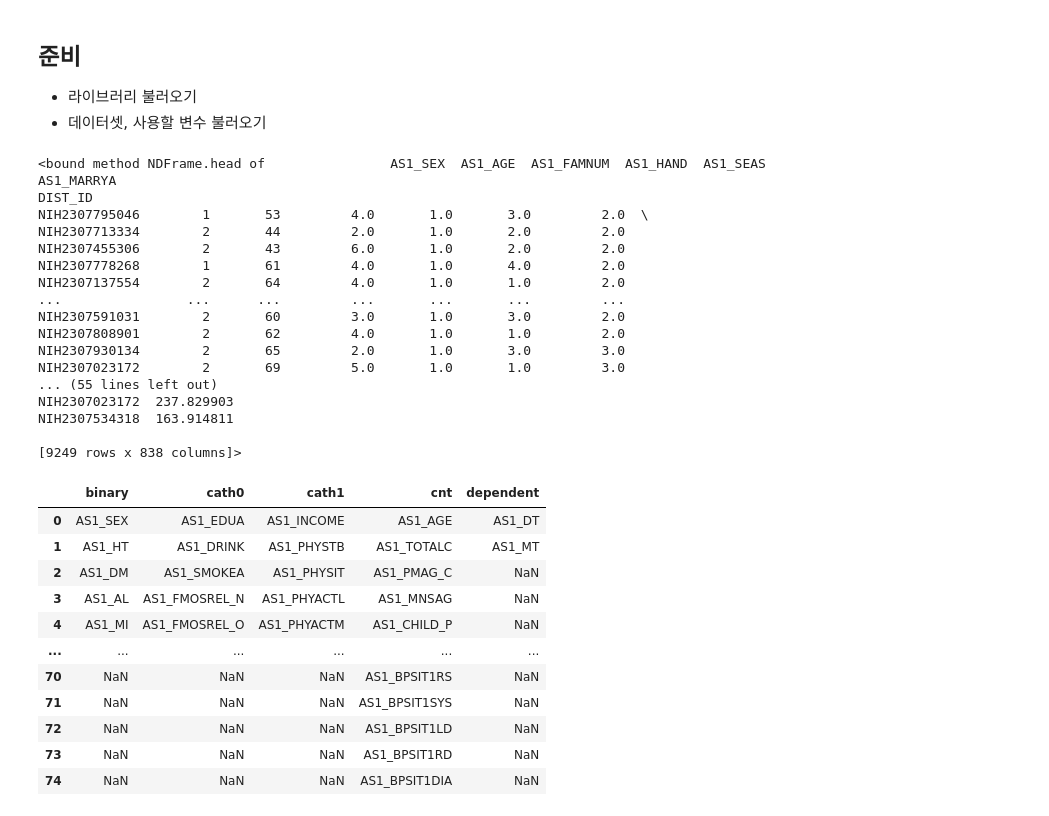
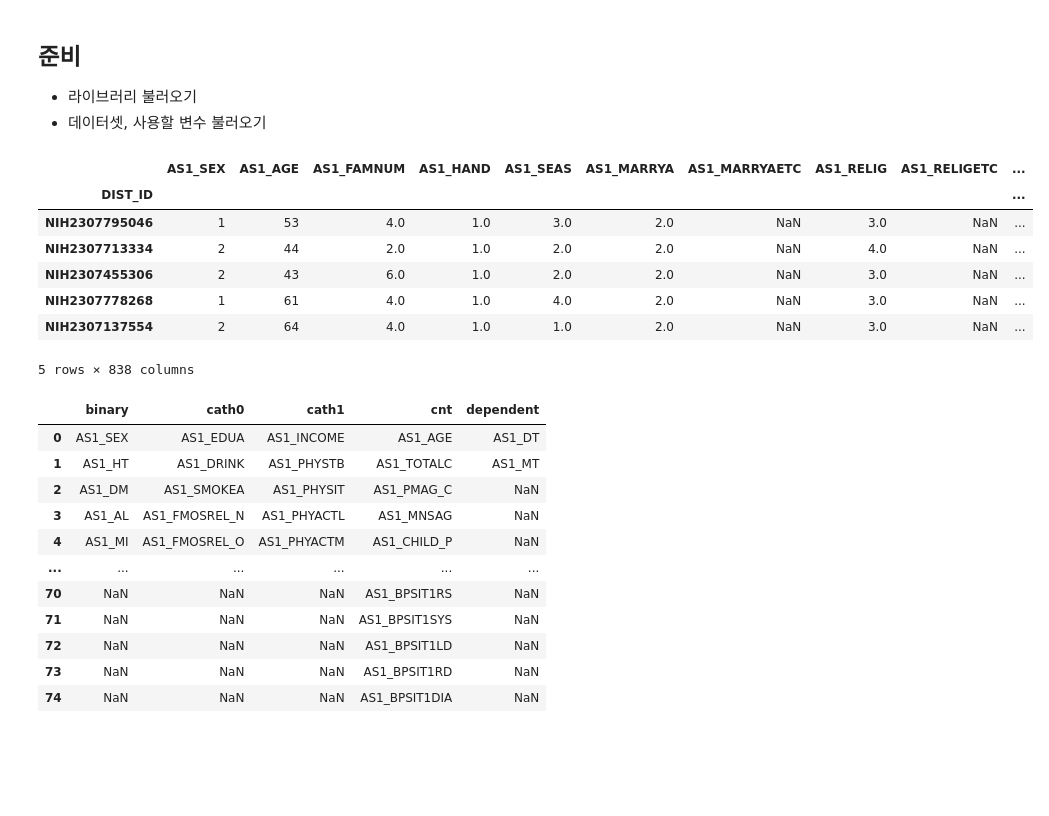
Before and after one commit to SH22Hwang/KoGES_OP, a Jupyter notebook: preprocessing_2024.ipynb, the cells around one changed output. Drawn from its saved outputs; the diff is of its cells as text; code cells hidden in the pictures; blank space fills up the shorter version.

```diff
--- a/preprocessing_2024.ipynb
+++ b/preprocessing_2024.ipynb
@@ -51,29 +52,20 @@ from sklearn.preprocessing import QuantileTransformer
 # %%
 # 데이터셋 불러오기
 # dataset = pd.read_csv("dataset/Dataset_OP_230316_raw.csv", index_col=0, na_values=[77777, 99999, '#NULL!', ' ']) # 사용안함
 # dataset = pd.read_csv("dataset/Dataset_OP_230330_raw.csv", index_col=0, na_values=[77777, 99999, '#NULL!', ' ']) # 사용안함
 # dataset = pd.read_csv("dataset/Dataset_OP_230417_raw.csv", index_col=0, na_values=[77777, 99999, '#NULL!', ' ']) # 사용안함
 # dataset = pd.read_csv("dataset/Dataset_OP_230424_raw.csv", index_col=0, na_values=[77777, 99999, '#NULL!', ' ']) # 사용안함
-dataset = pd.read_csv("dataset/Dataset_OP_230614_raw.csv", index_col=0, na_values=[77777, 99999, '#NULL!', ' '])
-dataset.head
+dataset = pd.read_csv("dataset/Dataset_OP_230614_raw.csv", index_col=0, na_values=[77777, 99999, '#NULL!', ' '], low_memory=False)
+dataset.head()
 # %% [output]
+|  | AS1_SEX | AS1_AGE | AS1_FAMNUM | AS1_HAND | AS1_SEAS | AS1_MARRYA | AS1_MARRYAETC | AS1_RELIG | AS1_RELIGETC | ... |
+| DIST_ID |  |  |  |  |  |  |  |  |  | ... |
+| NIH2307795046 | 1 | 53 | 4.0 | 1.0 | 3.0 | 2.0 | NaN | 3.0 | NaN | ... |
+| NIH2307713334 | 2 | 44 | 2.0 | 1.0 | 2.0 | 2.0 | NaN | 4.0 | NaN | ... |
+| NIH2307455306 | 2 | 43 | 6.0 | 1.0 | 2.0 | 2.0 | NaN | 3.0 | NaN | ... |
+| NIH2307778268 | 1 | 61 | 4.0 | 1.0 | 4.0 | 2.0 | NaN | 3.0 | NaN | ... |
+| NIH2307137554 | 2 | 64 | 4.0 | 1.0 | 1.0 | 2.0 | NaN | 3.0 | NaN | ... |
-<bound method NDFrame.head of                AS1_SEX  AS1_AGE  AS1_FAMNUM  AS1_HAND  AS1_SEAS  AS1_MARRYA
-DIST_ID
-NIH2307795046        1       53         4.0       1.0       3.0         2.0  \
-NIH2307713334        2       44         2.0       1.0       2.0         2.0
-NIH2307455306        2       43         6.0       1.0       2.0         2.0
-NIH2307778268        1       61         4.0       1.0       4.0         2.0
-NIH2307137554        2       64         4.0       1.0       1.0         2.0
-...                ...      ...         ...       ...       ...         ...
-NIH2307591031        2       60         3.0       1.0       3.0         2.0
-NIH2307808901        2       62         4.0       1.0       1.0         2.0
-NIH2307930134        2       65         2.0       1.0       3.0         3.0
-NIH2307023172        2       69         5.0       1.0       1.0         3.0
-... (55 lines left out)
-NIH2307023172  237.829903
-NIH2307534318  163.914811
-
-[9249 rows x 838 columns]>
+5 rows × 838 columns
 # %%
 # 특성별로 분류
 # var_to_use = pd.read_csv("dataset/var_to_use_2023-03-30T2240I.csv")
```
Also changed, not shown: parts of 22 cells of this notebook, 4 other files.
